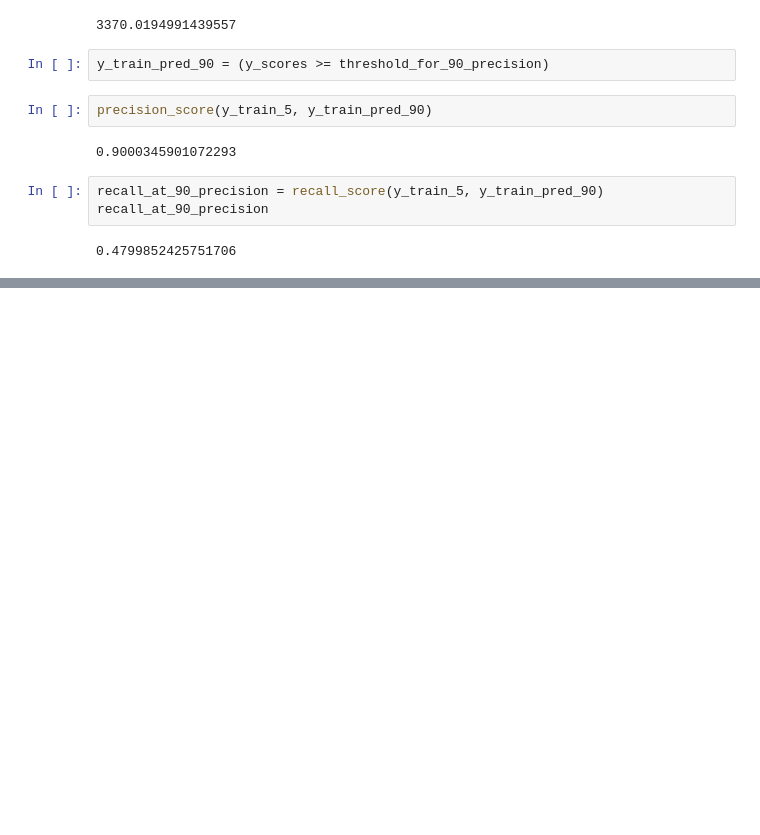
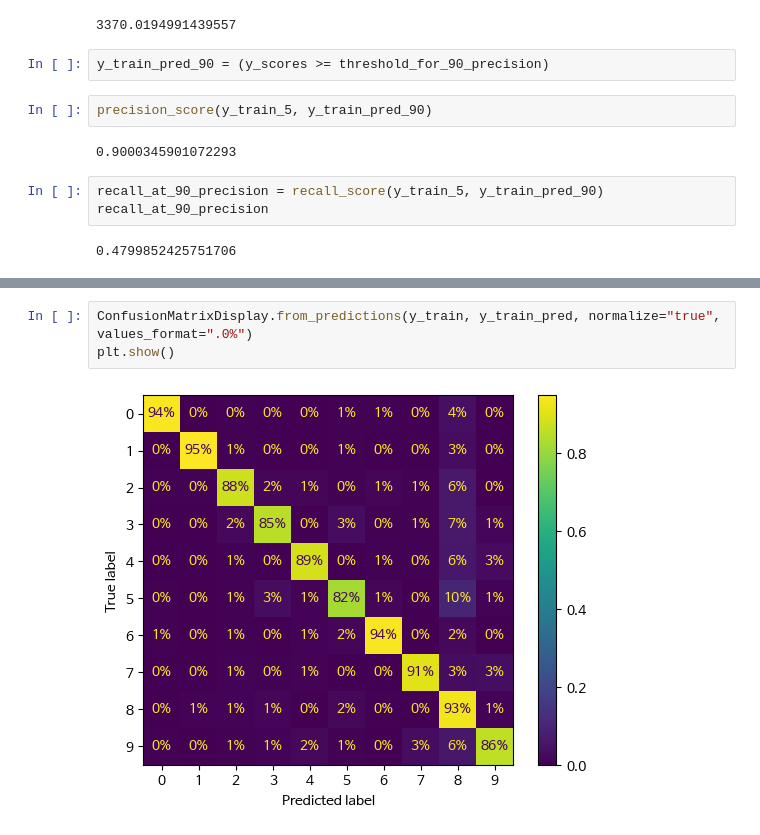
Before and after one commit to fire-long/24-1AI-ML, a Jupyter notebook: W4&W5.ipynb, the cells around one changed output, grey strips where cells are left out. Saved outputs shown, nothing was run; the diff lists cells and outputs as text; blank space fills up the shorter version.

```diff
--- a/W4&W5.ipynb
+++ b/W4&W5.ipynb
@@ -272,0 +432,5 @@ recall_at_90_precision
+# %%
+ConfusionMatrixDisplay.from_predictions(y_train, y_train_pred, normalize="true", values_format=".0%")
+plt.show()
+# %% [output]
+[figure, added]
```
Also changed, not shown: parts of 43 cells of this notebook.
